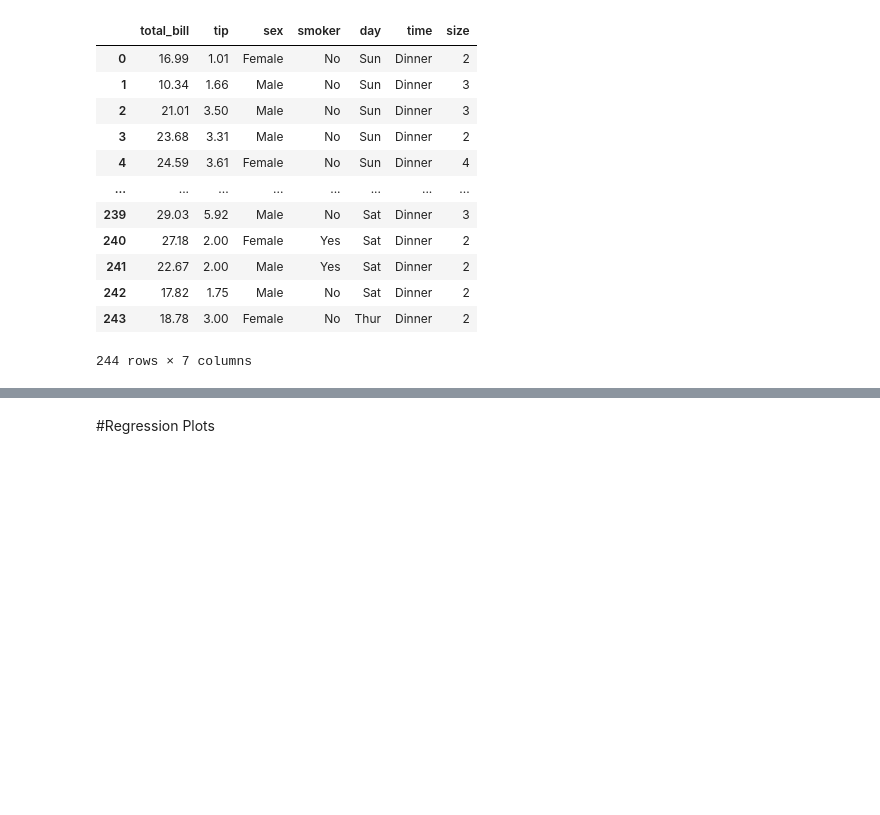
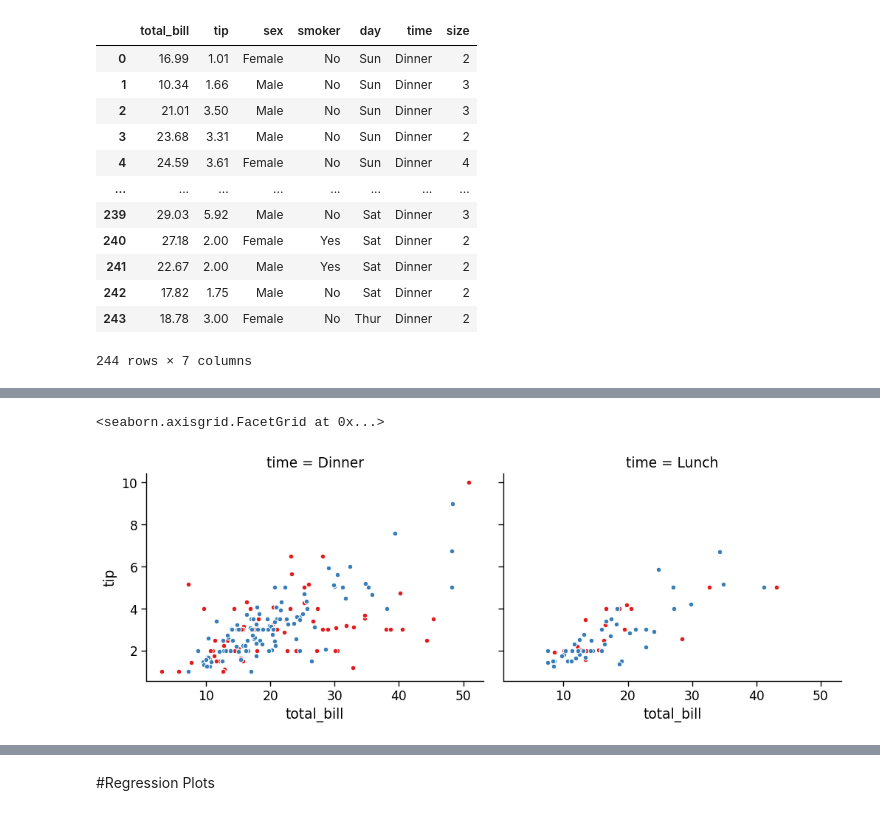
Before and after one commit to touhid0503/Seaborn, a Jupyter notebook: seaborn_12_02_26.ipynb, the cells around one changed output, grey strips where cells are left out. Saved outputs shown, nothing was run; the diff lists cells and outputs as text; code cells hidden in the pictures; blank space fills up the shorter version.

```diff
--- a/seaborn_12_02_26.ipynb
+++ b/seaborn_12_02_26.ipynb
@@ -165,0 +181,6 @@ tips_df
+# %%
+tips_fg = sns.FacetGrid(tips_df, col='time', hue='smoker', height=4, aspect=1.3, col_order=['Dinner', 'Lunch'], palette='Set1')
+tips_fg.map(plt.scatter, "total_bill", "tip", edgecolor='w')
+# %% [output]
+<seaborn.axisgrid.FacetGrid at 0x...>
+[figure, added]
```
Also changed, not shown: parts of 9 cells of this notebook.
